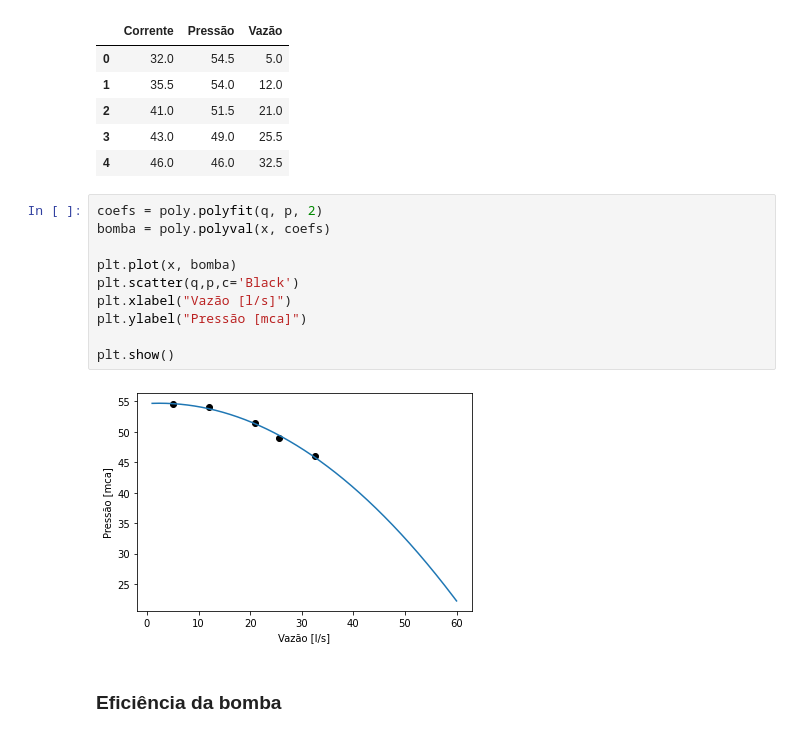
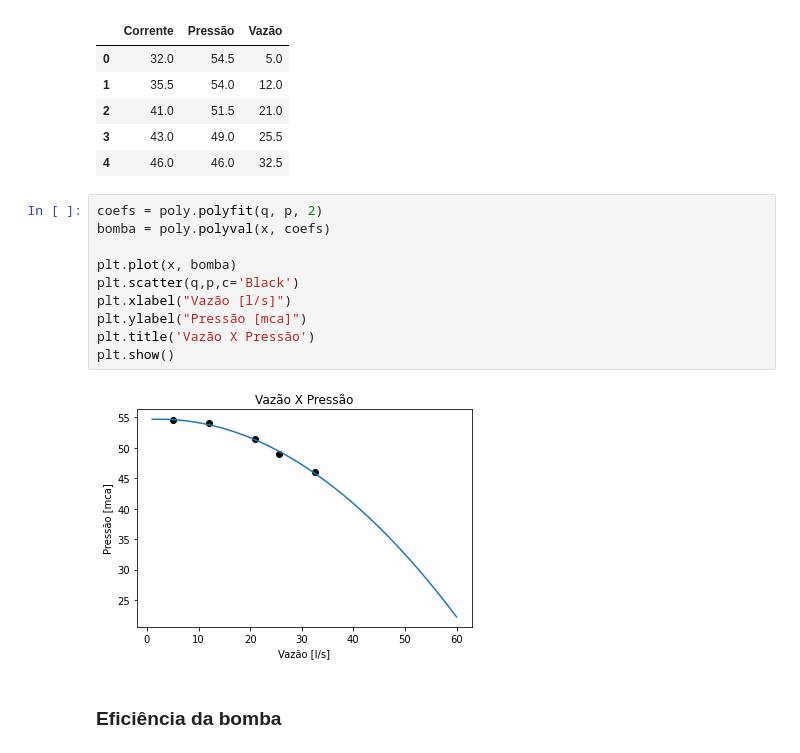
Before and after one commit to Gartarok/Projetos_py, a Jupyter notebook: HPump- VFD.ipynb, the cells around one changed output. Saved outputs shown, nothing was run; the diff lists cells and outputs as text.

```diff
--- a/HPump- VFD.ipynb
+++ b/HPump- VFD.ipynb
@@ -72,15 +74,15 @@ dados_coletados
 # %%
 coefs = poly.polyfit(q, p, 2)
 bomba = poly.polyval(x, coefs)
 
 plt.plot(x, bomba)
 plt.scatter(q,p,c='Black')
 plt.xlabel("Vazão [l/s]")
 plt.ylabel("Pressão [mca]")
-
+plt.title('Vazão X Pressão')
 plt.show()
 # %% [output]
-[figure, old version]
+[figure, new version]
 # %% [markdown]
 ### Eficiência da bomba
 # %%
```
Also changed, not shown: parts of 2 cells of this notebook.
